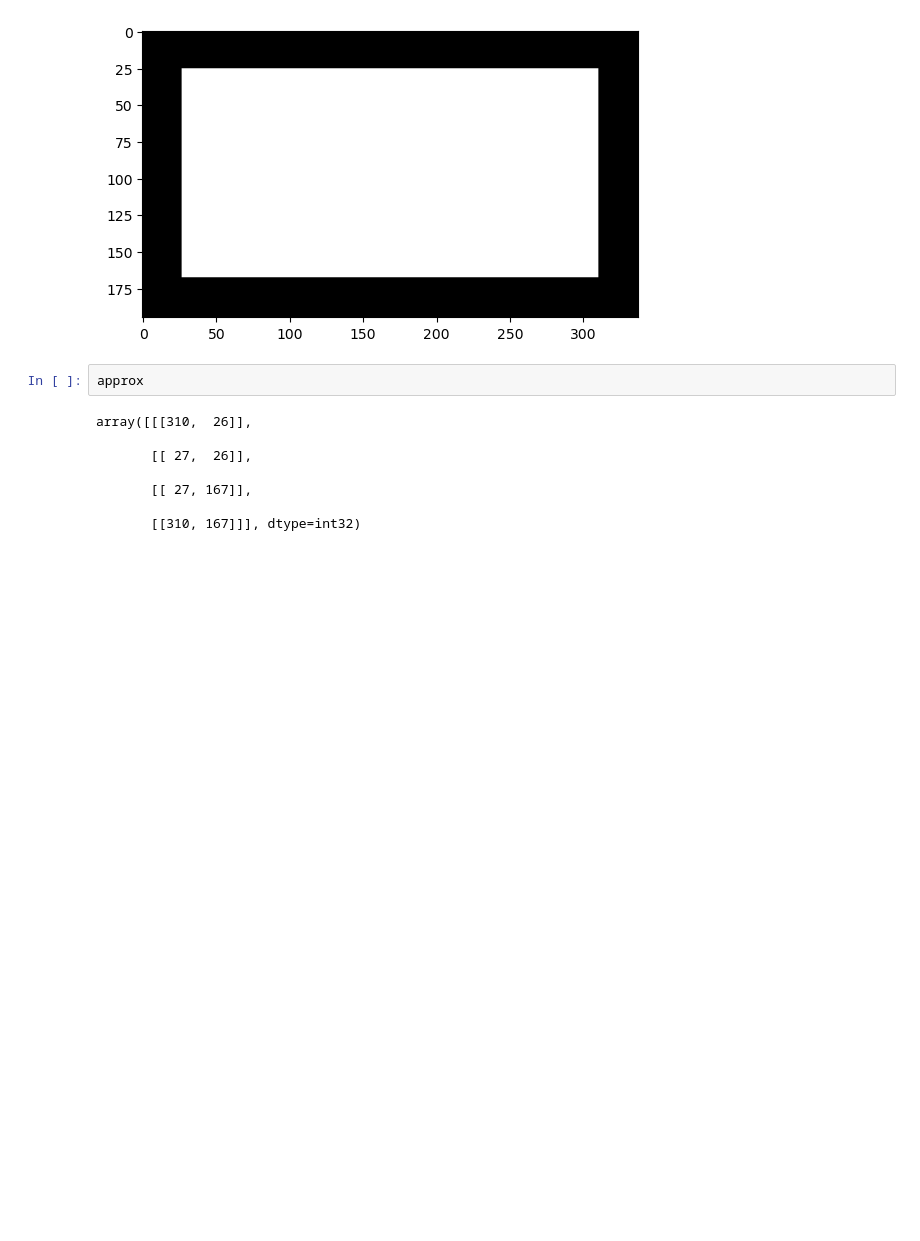
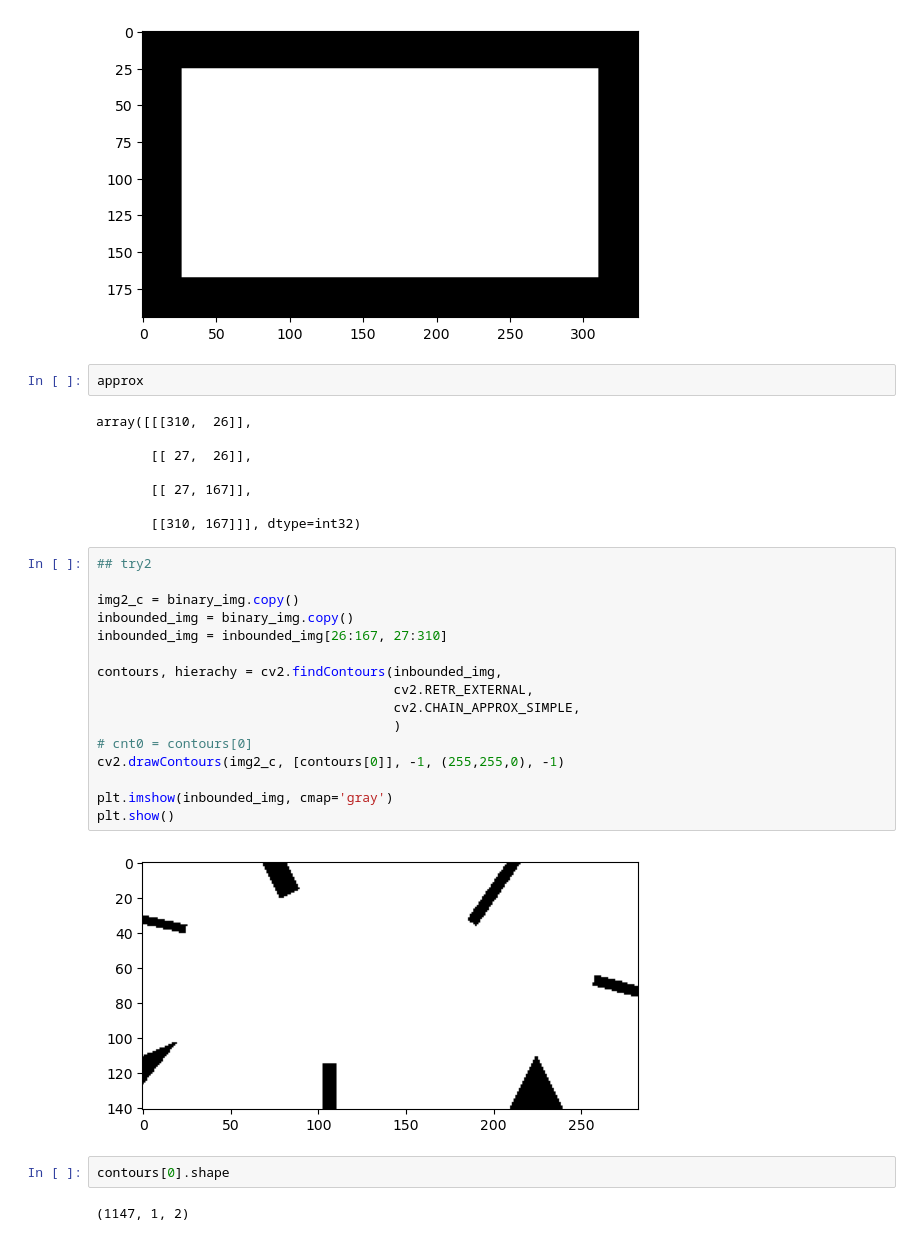
Before and after one commit to K-hyewon/ImageProcessing, a Jupyter notebook: study/study_0414_Contour.ipynb, the cells around one changed output. Saved outputs shown, nothing was run; the diff lists cells and outputs as text; blank space fills up the shorter version.

```diff
--- a/study/study_0414_Contour.ipynb
+++ b/study/study_0414_Contour.ipynb
@@ -117,3 +114,25 @@ array([[[310,  26]],
        [[ 27, 167]],
 
        [[310, 167]]], dtype=int32)
+# %%
+## try2
+
+img2_c = binary_img.copy()
+inbounded_img = binary_img.copy()
+inbounded_img = inbounded_img[26:167, 27:310]
+
+contours, hierachy = cv2.findContours(inbounded_img,
+                                      cv2.RETR_EXTERNAL,
+                                      cv2.CHAIN_APPROX_SIMPLE,
+                                      )
+# cnt0 = contours[0]
+cv2.drawContours(img2_c, [contours[0]], -1, (255,255,0), -1)
+
+plt.imshow(inbounded_img, cmap='gray')
+plt.show()
+# %% [output]
+[figure, added]
+# %%
+contours[0].shape
+# %% [output]
+(1147, 1, 2)
```
Also changed, not shown: parts of 2 cells of this notebook, 2 other files.
